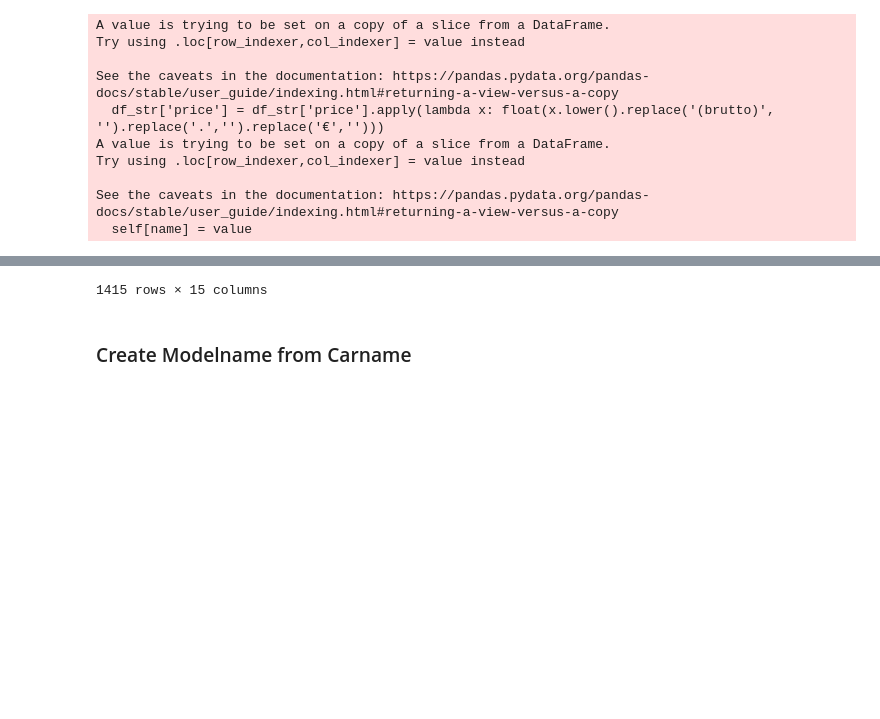
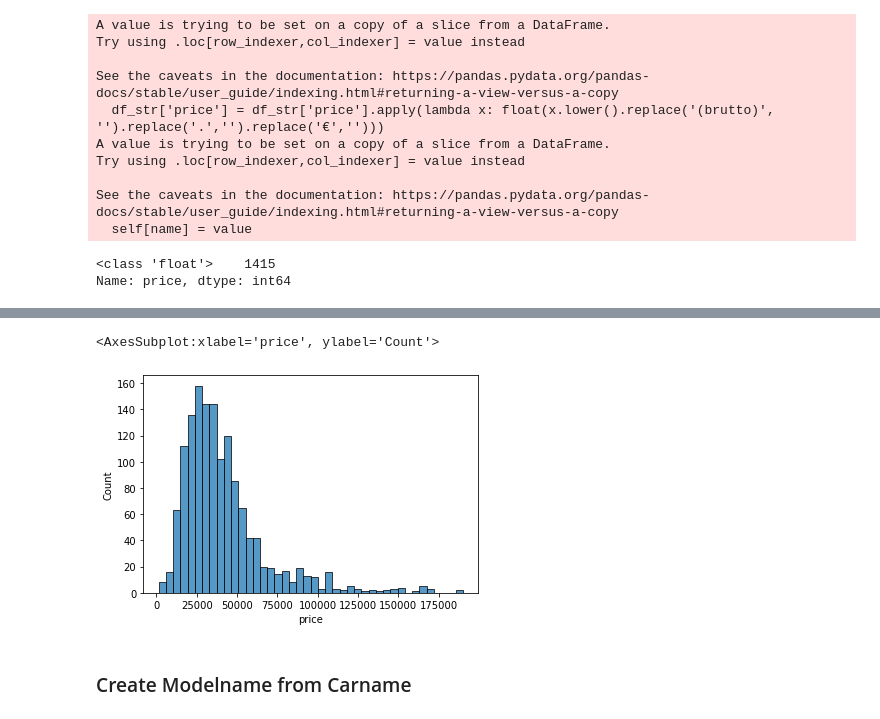
Before and after one commit to cy006/mynewbook, a Jupyter notebook: _sources/content/data_cleaning.ipynb, the cells around one changed output, grey strips where cells are left out. Cells and saved outputs as stored; diff of their text form; code cells hidden in the pictures; blank space fills up the shorter version.

```diff
--- a/_sources/content/data_cleaning.ipynb
+++ b/_sources/content/data_cleaning.ipynb
@@ -95,6 +106,11 @@ Try using .loc[row_indexer,col_indexer] = value instead
 
 See the caveats in the documentation: https://pandas.pydata.org/pandas-docs/stable/user_guide/indexing.html#returning-a-view-versus-a-copy
   self[name] = value
+# %%
+df_new.price.apply(type).value_counts()
+# %% [output]
+<class 'float'>    1415
+Name: price, dtype: int64
 # %%
-df_new
+sns.histplot(data=df_new, x="price")
 # %% [output]
@@ -113,4 +117,5 @@ df_new
-1415 rows × 15 columns
+<AxesSubplot:xlabel='price', ylabel='Count'>
+[figure, added]
 # %% [markdown]
 ### Create Modelname from Carname
 # %%
```
Also changed, not shown: parts of 66 cells of this notebook, 44 other files.
